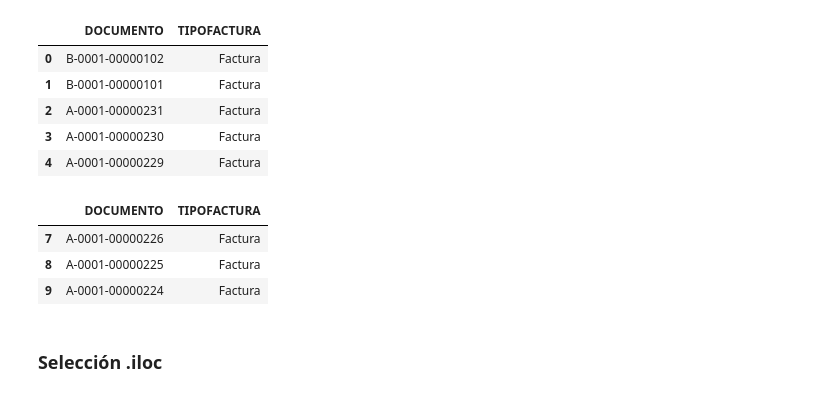
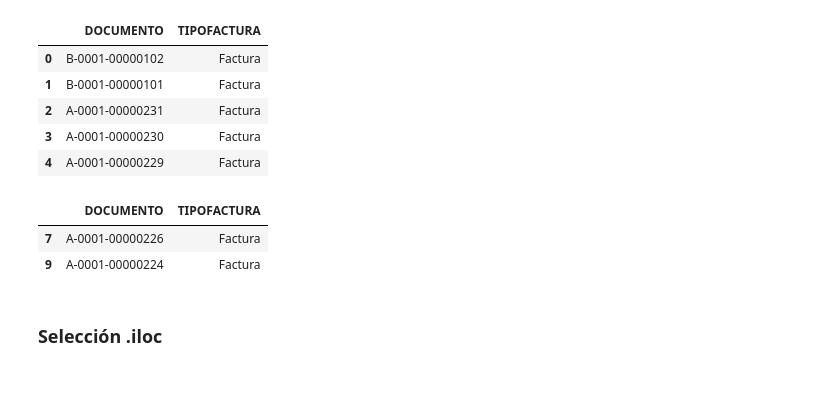
Before and after one commit to LucaAPiattelli/Diplomatura_Business_Analytics_UDA, a Jupyter notebook: Modulo_07_Introduccion_a_Python/BA_Pandas_01.ipynb, the cells around one changed output. Cells and saved outputs as stored; diff of their text form; code cells hidden in the pictures.

```diff
--- a/Modulo_07_Introduccion_a_Python/BA_Pandas_01.ipynb
+++ b/Modulo_07_Introduccion_a_Python/BA_Pandas_01.ipynb
@@ -167,3 +167,5 @@ Data columns (total 9 columns):
  8   MONEDA                 159 non-null    object
 dtypes: float64(3), object(6)
 memory usage: 11.3+ KB
+# %%
+ventas.FECHA = pd.to_datetime(ventas.FECHA)
@@ -206,5 +208,3 @@ memory usage: 10.7+ KB
-# %%
-ventas["FECHA"] = pd.to_datetime(ventas.FECHA)
 # %%
 ventas.info()
 # %% [output]
@@ -442,11 +525,10 @@ ventas.loc[:,["DOCUMENTO","TIPOFACTURA"]].head()
 | 3 | A-0001-00000230 | Factura |
 | 4 | A-0001-00000229 | Factura |
 # %%
-ventas.loc[7:9,["DOCUMENTO","TIPOFACTURA"]]
+ventas.loc[[7,9],["DOCUMENTO","TIPOFACTURA"]]
 # %% [output]
 |  | DOCUMENTO | TIPOFACTURA |
 | 7 | A-0001-00000226 | Factura |
-| 8 | A-0001-00000225 | Factura |
 | 9 | A-0001-00000224 | Factura |
 # %% [markdown]
 ### Selección .iloc
```
Also changed, not shown: parts of 25 cells of this notebook.
